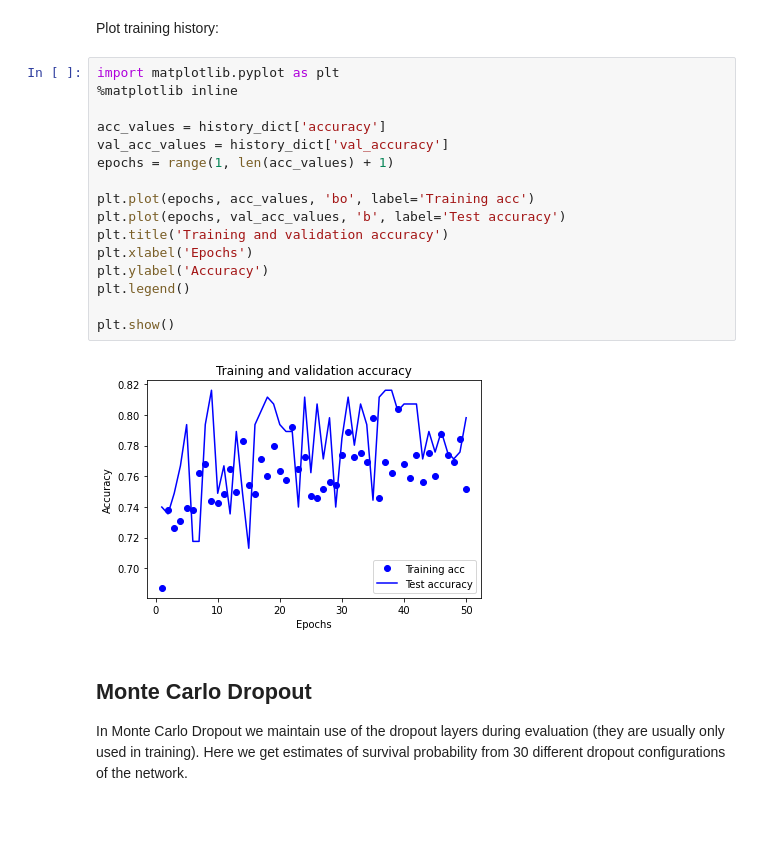
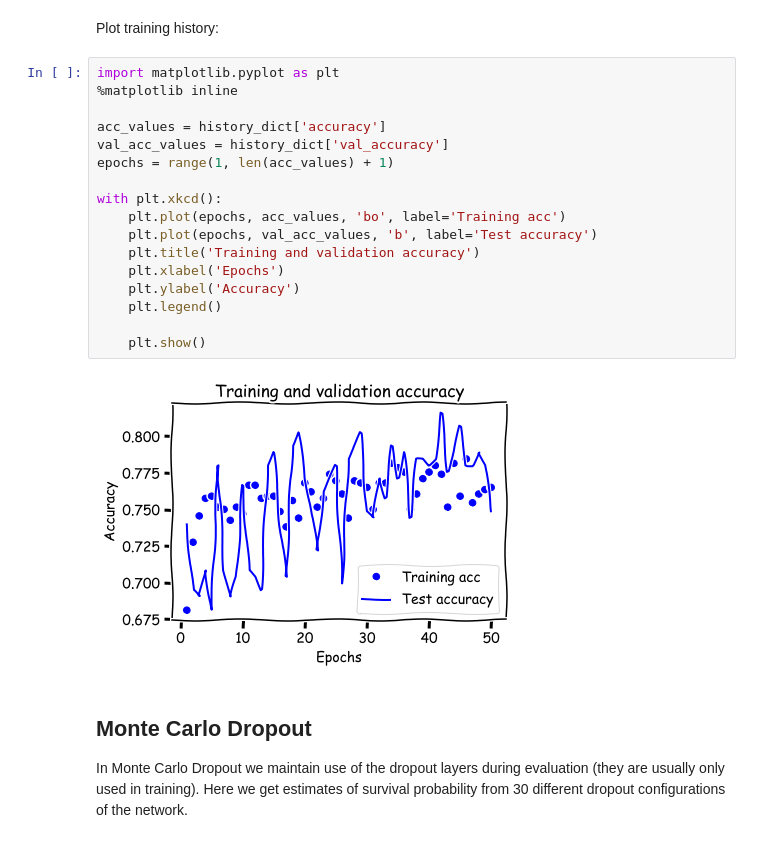
Before and after one commit to MichaelAllen1966/2004_titanic, a Jupyter notebook: jupyter_notebooks/25_tensorflow_monte_carlo_dropout.ipynb, the cells around one changed output. Drawn from its saved outputs; the diff is of its cells as text; blank space fills up the shorter version.

```diff
--- a/jupyter_notebooks/25_tensorflow_monte_carlo_dropout.ipynb
+++ b/jupyter_notebooks/25_tensorflow_monte_carlo_dropout.ipynb
@@ -179,21 +179,22 @@ Plot training history:
 # %%
 import matplotlib.pyplot as plt
 %matplotlib inline
 
 acc_values = history_dict['accuracy']
 val_acc_values = history_dict['val_accuracy']
 epochs = range(1, len(acc_values) + 1)
 
-plt.plot(epochs, acc_values, 'bo', label='Training acc')
-plt.plot(epochs, val_acc_values, 'b', label='Test accuracy')
-plt.title('Training and validation accuracy')
-plt.xlabel('Epochs')
-plt.ylabel('Accuracy')
-plt.legend()
+with plt.xkcd():
+    plt.plot(epochs, acc_values, 'bo', label='Training acc')
+    plt.plot(epochs, val_acc_values, 'b', label='Test accuracy')
+    plt.title('Training and validation accuracy')
+    plt.xlabel('Epochs')
+    plt.ylabel('Accuracy')
+    plt.legend()
 
-plt.show()
+    plt.show()
 # %% [output]
-[figure, old version]
+[figure, new version]
 # %% [markdown]
 ## Monte Carlo Dropout
 
```
Also changed, not shown: parts of 3 cells of this notebook.
